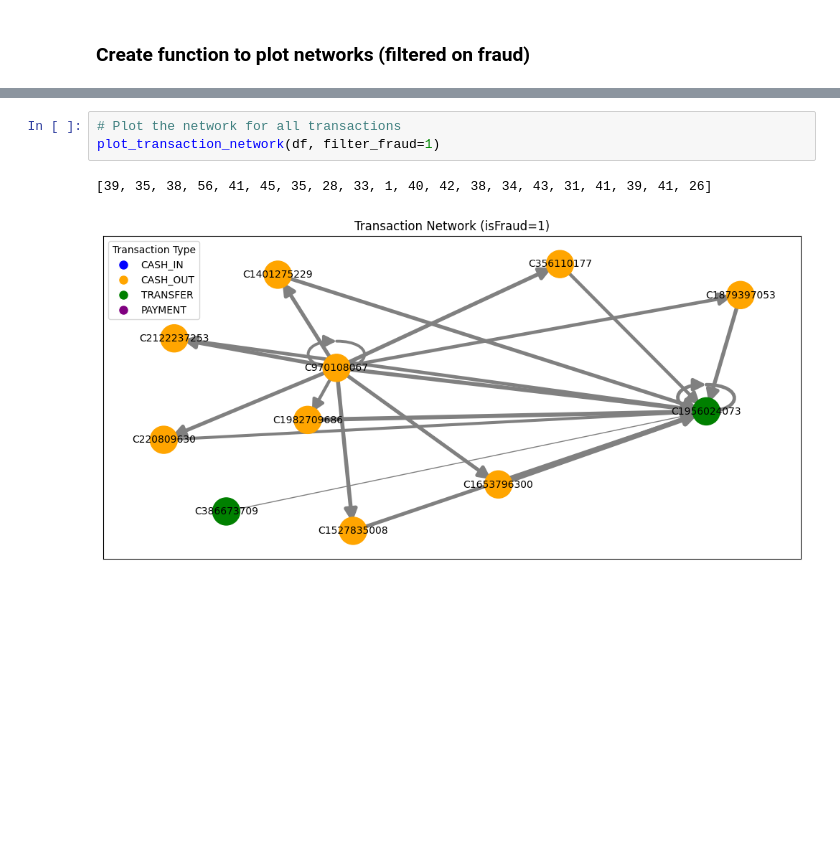
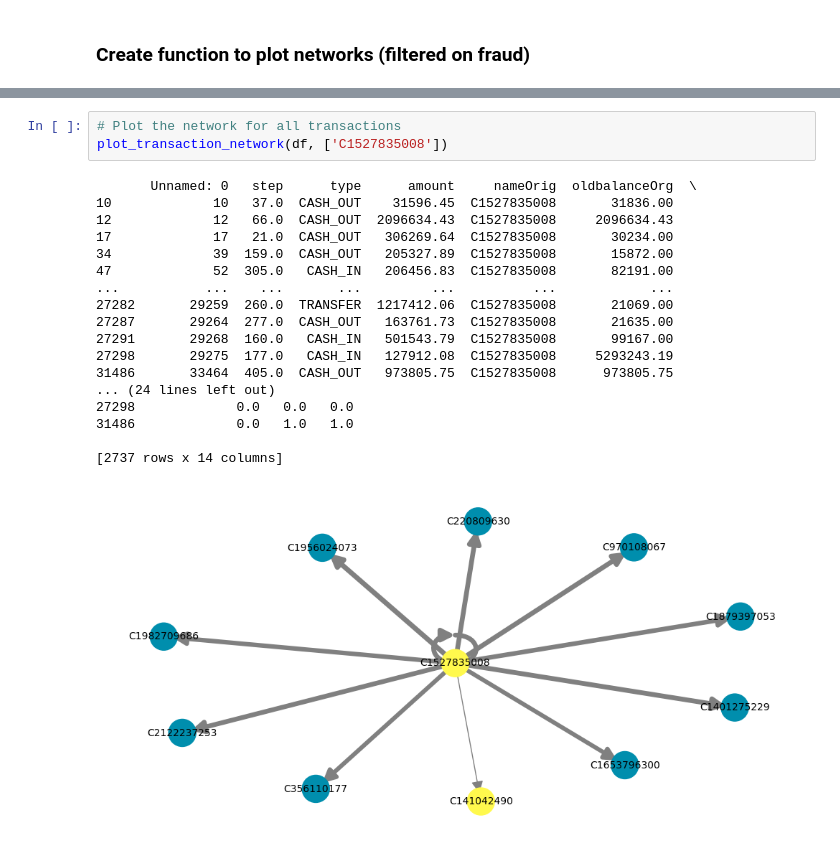
Before and after one commit to Gareth1995/ilicit-transactions, a Jupyter notebook: networkX_plot.ipynb, the cells around one changed output, grey strips where cells are left out. Drawn from its saved outputs; the diff is of its cells as text; blank space fills up the shorter version.

Commit message:
improved visualisation look for power bi

```diff
--- a/networkX_plot.ipynb
+++ b/networkX_plot.ipynb
@@ -129,7 +156,23 @@ def plot_transaction_network(df, filter_fraud=1):
     plt.show()
 # %%
 # Plot the network for all transactions
-plot_transaction_network(df, filter_fraud=1)
+plot_transaction_network(df, ['C1527835008'])
 # %% [output]
-[39, 35, 38, 56, 41, 45, 35, 28, 33, 1, 40, 42, 38, 34, 43, 31, 41, 39, 41, 26]
+       Unnamed: 0   step      type      amount     nameOrig  oldbalanceOrg  \
+10             10   37.0  CASH_OUT    31596.45  C1527835008       31836.00
+12             12   66.0  CASH_OUT  2096634.43  C1527835008     2096634.43
+17             17   21.0  CASH_OUT   306269.64  C1527835008       30234.00
+34             39  159.0  CASH_OUT   205327.89  C1527835008       15872.00
+47             52  305.0   CASH_IN   206456.83  C1527835008       82191.00
+...           ...    ...       ...         ...          ...            ...
+27282       29259  260.0  TRANSFER  1217412.06  C1527835008       21069.00
+27287       29264  277.0  CASH_OUT   163761.73  C1527835008       21635.00
+27291       29268  160.0   CASH_IN   501543.79  C1527835008       99167.00
+27298       29275  177.0   CASH_IN   127912.08  C1527835008     5293243.19
+31486       33464  405.0  CASH_OUT   973805.75  C1527835008      973805.75
+... (24 lines left out)
+27298             0.0   0.0   0.0
+31486             0.0   1.0   1.0
+
+[2737 rows x 14 columns]
-[figure, old version]
+[figure, new version]
```
Also changed, not shown: parts of 3 cells of this notebook.
